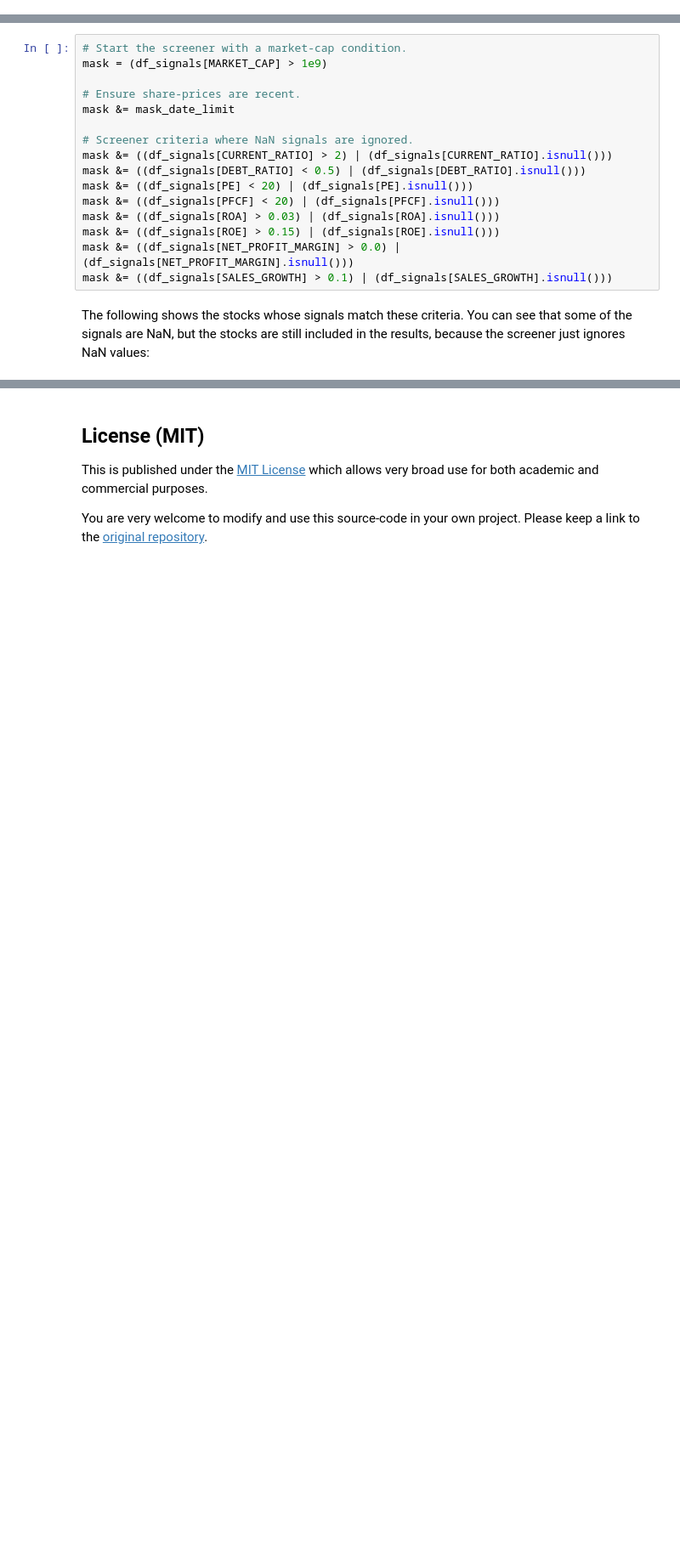
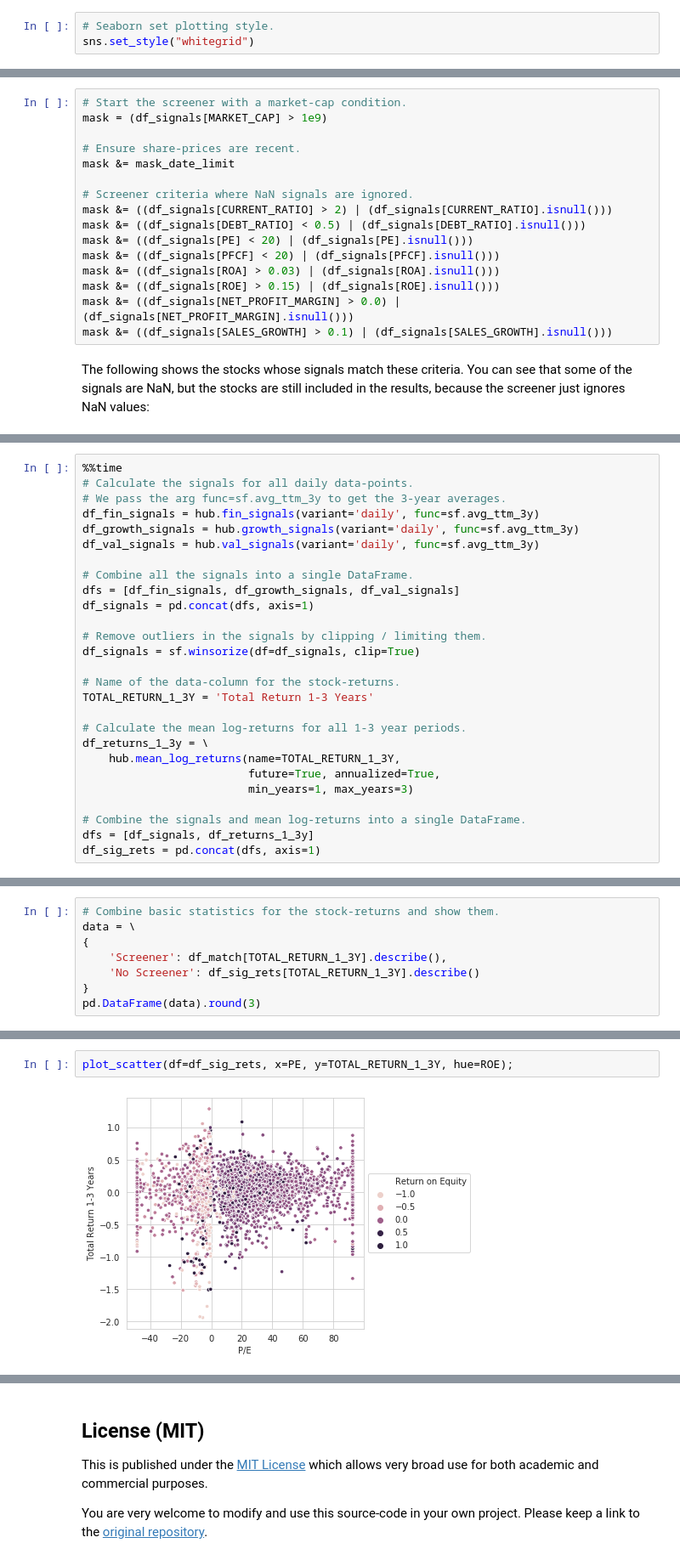
Before and after one commit to SimFin/simfin-tutorials, a Jupyter notebook: 07_Stock_Screener.ipynb, the cells around one changed output, grey strips where cells are left out. Shown at 85% size. Cells and saved outputs as stored; diff of their text form; blank space fills up the shorter version.

```diff
--- a/07_Stock_Screener.ipynb
+++ b/07_Stock_Screener.ipynb
@@ -38,6 +51,9 @@ sf.set_data_dir('~/simfin_data/')
 # %%
 # SimFin load API key or use free data.
 sf.load_api_key(path='~/simfin_api_key.txt', default_key='free')
+# %%
+# Seaborn set plotting style.
+sns.set_style("whitegrid")
 # %% [markdown]
 ## Data Hub
 
@@ -469,0 +481,27 @@ df_signals.loc[mask, columns].sort_values(by=PE, ascending=True)
+# %%
+%%time
+# Calculate the signals for all daily data-points.
+# We pass the arg func=sf.avg_ttm_3y to get the 3-year averages.
+df_fin_signals = hub.fin_signals(variant='daily', func=sf.avg_ttm_3y)
+df_growth_signals = hub.growth_signals(variant='daily', func=sf.avg_ttm_3y)
+df_val_signals = hub.val_signals(variant='daily', func=sf.avg_ttm_3y)
+
+# Combine all the signals into a single DataFrame.
+dfs = [df_fin_signals, df_growth_signals, df_val_signals]
+df_signals = pd.concat(dfs, axis=1)
+
+# Remove outliers in the signals by clipping / limiting them.
+df_signals = sf.winsorize(df=df_signals, clip=True)
+
+# Name of the data-column for the stock-returns.
+TOTAL_RETURN_1_3Y = 'Total Return 1-3 Years'
+
+# Calculate the mean log-returns for all 1-3 year periods.
+df_returns_1_3y = \
+    hub.mean_log_returns(name=TOTAL_RETURN_1_3Y,
+                         future=True, annualized=True,
+                         min_years=1, max_years=3)
+
+# Combine the signals and mean log-returns into a single DataFrame.
+dfs = [df_signals, df_returns_1_3y]
+df_sig_rets = pd.concat(dfs, axis=1)
@@ -469,0 +541,8 @@ df_signals.loc[mask, columns].sort_values(by=PE, ascending=True)
+# %%
+# Combine basic statistics for the stock-returns and show them.
+data = \
+{
+    'Screener': df_match[TOTAL_RETURN_1_3Y].describe(),
+    'No Screener': df_sig_rets[TOTAL_RETURN_1_3Y].describe()
+}
+pd.DataFrame(data).round(3)
@@ -469,0 +619,4 @@ df_signals.loc[mask, columns].sort_values(by=PE, ascending=True)
+# %%
+plot_scatter(df=df_sig_rets, x=PE, y=TOTAL_RETURN_1_3Y, hue=ROE);
+# %% [output]
+[figure, added]
```
Also changed, not shown: parts of 58 cells of this notebook.
